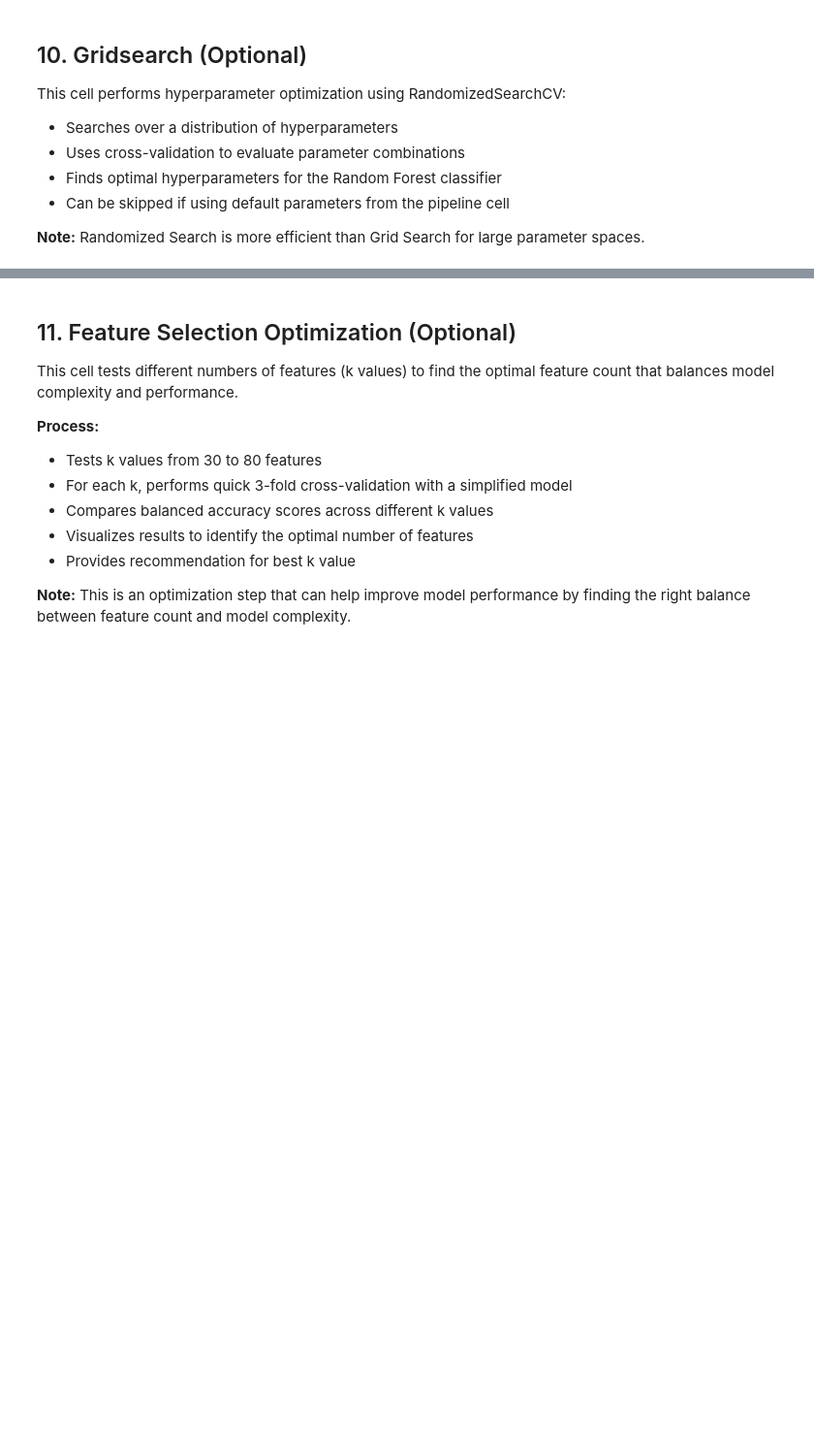
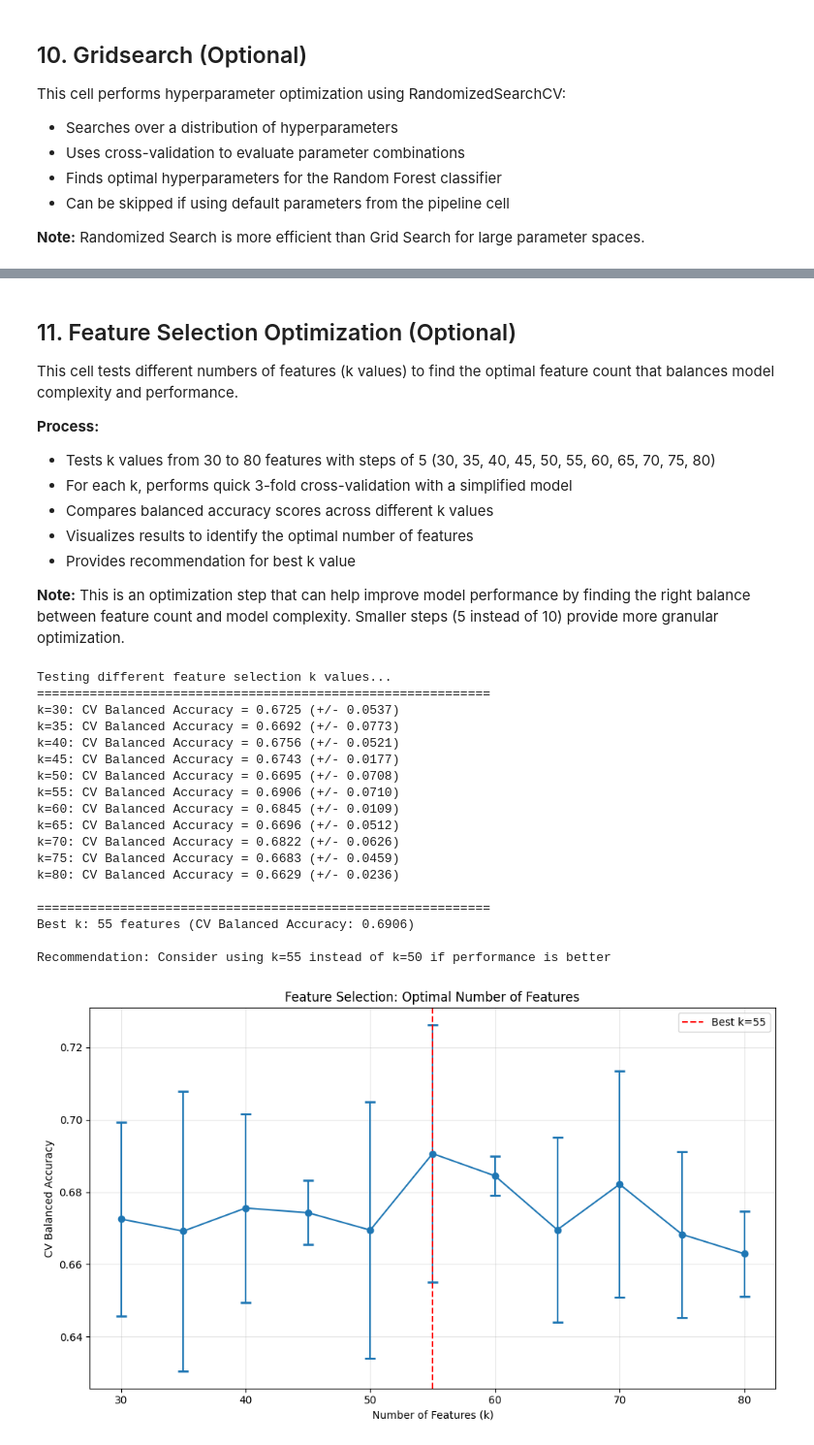
Before and after one commit to samuellukaswidmer/Bachelorproject-HS25, a Jupyter notebook: binary-classification/random-forest-binary-classification-final.ipynb, the cells around one changed output, grey strips where cells are left out. Shown at 97% size. Saved outputs shown, nothing was run; the diff lists cells and outputs as text; code cells hidden in the pictures; blank space fills up the shorter version.

Commit message:
small changes in binary files for performance

```diff
--- a/binary-classification/random-forest-binary-classification-final.ipynb
+++ b/binary-classification/random-forest-binary-classification-final.ipynb
@@ -270,7 +270,7 @@ This cell builds and trains the Random Forest model with the complete pipeline:
 # %%
 np.random.seed(42)
 
-K_FEATURES = 50
+K_FEATURES = 55
 SMOTE_K_NEIGHBORS = 3
 
 class_counts = pd.Series(y_train).value_counts().sort_index()
@@ -286,16 +286,25 @@ print(f"  2. 80:20 Train/Test Split")
 print(f"  3. SMOTE Oversampling (k_neighbors={SMOTE_K_NEIGHBORS})")
 print(f"  4. Feature Selection (k={K_FEATURES})")
 print(f"  5. Random Forest with class_weight='balanced'")
+print(f"\nUsing GridSearch Optimized Parameters:")
+print(f"  Best CV Score from GridSearch: 0.8116")
+print(f"  GridSearch used custom scorer: 0.65 * Recall + 0.35 * Balanced Accuracy")
+print(f"  K_FEATURES={K_FEATURES}")
+print(f"  n_estimators=134")
+print(f"  max_depth=18")
+print(f"  min_samples_split=3")
+print(f"  min_samples_leaf=3")
+print(f"  max_features='log2'")
 
 pipeline = Pipeline([
     ("feature_selection", SelectKBest(mutual_info_classif, k=K_FEATURES)),
     ("smote", SMOTE(random_state=42, k_neighbors=SMOTE_K_NEIGHBORS, sampling_strategy='auto')),
     ("classifier", RandomForestClassifier(
-        n_estimators=200,
-        max_depth=10,
-        min_samples_split=5,
-        min_samples_leaf=2,
-        max_features='sqrt',
+        n_estimators=134,
+        max_depth=18,
+        min_samples_split=3,
+        min_samples_leaf=3,
+        max_features='log2',
         class_weight='balanced',
         random_state=42,
         n_jobs=-1
@@ -537,7 +584,7 @@ This cell performs hyperparameter optimization using RandomizedSearchCV:
 
 **Note:** Randomized Search is more efficient than Grid Search for large parameter spaces.
 # %%
-use_randomized_search = False
+use_randomized_search = True
 
 if use_randomized_search:
     def combined_recall_balanced_scorer(y_true, y_pred):
@@ -548,17 +595,17 @@ if use_randomized_search:
     custom_scorer = make_scorer(combined_recall_balanced_scorer)
 
     param_distributions = {
-        'classifier__n_estimators': randint(100, 400),
-        'classifier__max_depth': [8, 10, 12, 15, None],
-        'classifier__min_samples_split': [2, 5, 10],
-        'classifier__min_samples_leaf': [1, 2, 4],
-        'classifier__max_features': ['sqrt', 'log2', 0.5]
+        'classifier__n_estimators': randint(100, 600),
+        'classifier__max_depth': [3, 4, 5, 6, 7, 8, 10, 12, 15, 18, 20, 25, None],
+        'classifier__min_samples_split': [2, 3, 4, 5, 6, 8, 10, 12, 15, 20, 25, 30],
+        'classifier__min_samples_leaf': [1, 2, 3, 4, 5, 6, 8, 10, 12],
+        'classifier__max_features': ['sqrt', 'log2', 0.2, 0.3, 0.4, 0.5, 0.6, 0.7, 0.8]
     }
 
     random_search = RandomizedSearchCV(
         estimator=pipeline,
         param_distributions=param_distributions,
-        n_iter=50,
+        n_iter=200,
         cv=StratifiedKFold(n_splits=5, shuffle=True, random_state=42),
         scoring=custom_scorer,
         n_jobs=-1,
@@ -583,18 +648,18 @@ else:
 This cell tests different numbers of features (k values) to find the optimal feature count that balances model complexity and performance.
 
 **Process:**
-- Tests k values from 30 to 80 features
+- Tests k values from 30 to 80 features with steps of 5 (30, 35, 40, 45, 50, 55, 60, 65, 70, 75, 80)
 - For each k, performs quick 3-fold cross-validation with a simplified model
 - Compares balanced accuracy scores across different k values
 - Visualizes results to identify the optimal number of features
 - Provides recommendation for best k value
 
-**Note:** This is an optimization step that can help improve model performance by finding the right balance between feature count and model complexity.
+**Note:** This is an optimization step that can help improve model performance by finding the right balance between feature count and model complexity. Smaller steps (5 instead of 10) provide more granular optimization.
 # %%
-optimize_features = False
+optimize_features = True
 
 if optimize_features:
-    k_values = [30, 40, 50, 60, 70, 80]
+    k_values = [30, 35, 40, 45, 50, 55, 60, 65, 70, 75, 80]
     results = []
 
     print("Testing different feature selection k values...")
@@ -622,30 +687,50 @@ if optimize_features:
         results.append({
             'k': k,
             'cv_mean': cv_scores_k.mean(),
             'cv_std': cv_scores_k.std()
         })
 
         print(f"k={k:2d}: CV Balanced Accuracy = {cv_scores_k.mean():.4f} (+/- {cv_scores_k.std()*2:.4f})")
 
     results_df = pd.DataFrame(results)
     best_k = results_df.loc[results_df['cv_mean'].idxmax(), 'k']
     best_score = results_df.loc[results_df['cv_mean'].idxmax(), 'cv_mean']
 
     print("\n" + "=" * 60)
     print(f"Best k: {best_k} features (CV Balanced Accuracy: {best_score:.4f})")
     print(f"\nRecommendation: Consider using k={best_k} instead of k=50 if performance is better")
 
     plt.figure(figsize=(10, 6))
     plt.errorbar(results_df['k'], results_df['cv_mean'],
                  yerr=results_df['cv_std'],
                  marker='o', capsize=5, capthick=2)
     plt.axvline(x=best_k, color='r', linestyle='--', label=f'Best k={best_k}')
     plt.xlabel('Number of Features (k)')
     plt.ylabel('CV Balanced Accuracy')
     plt.title('Feature Selection: Optimal Number of Features')
     plt.grid(True, alpha=0.3)
     plt.legend()
     plt.tight_layout()
     plt.show()
 else:
     print("Feature Selection Optimization skipped.")
+# %% [output]
+Testing different feature selection k values...
+============================================================
+k=30: CV Balanced Accuracy = 0.6725 (+/- 0.0537)
+k=35: CV Balanced Accuracy = 0.6692 (+/- 0.0773)
+k=40: CV Balanced Accuracy = 0.6756 (+/- 0.0521)
+k=45: CV Balanced Accuracy = 0.6743 (+/- 0.0177)
+k=50: CV Balanced Accuracy = 0.6695 (+/- 0.0708)
+k=55: CV Balanced Accuracy = 0.6906 (+/- 0.0710)
+k=60: CV Balanced Accuracy = 0.6845 (+/- 0.0109)
+k=65: CV Balanced Accuracy = 0.6696 (+/- 0.0512)
+k=70: CV Balanced Accuracy = 0.6822 (+/- 0.0626)
+k=75: CV Balanced Accuracy = 0.6683 (+/- 0.0459)
+k=80: CV Balanced Accuracy = 0.6629 (+/- 0.0236)
+
+============================================================
+Best k: 55 features (CV Balanced Accuracy: 0.6906)
+
+Recommendation: Consider using k=55 instead of k=50 if performance is better
+[figure, added]
```
Also changed, not shown: parts of 7 cells of this notebook, 4 other files.
